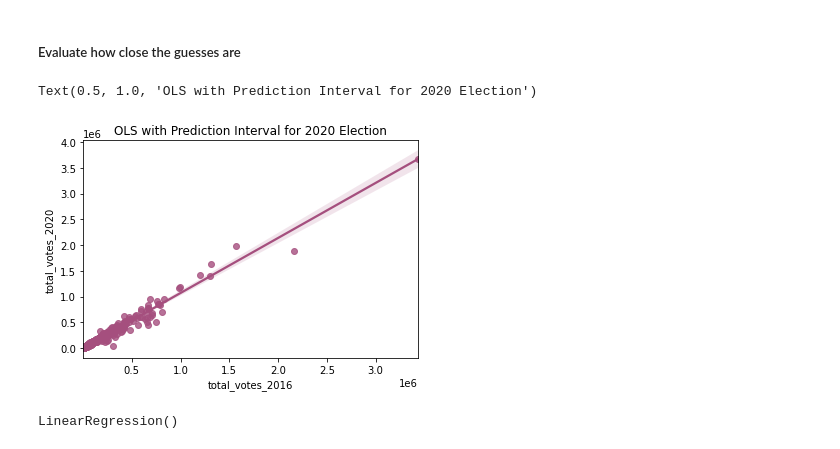
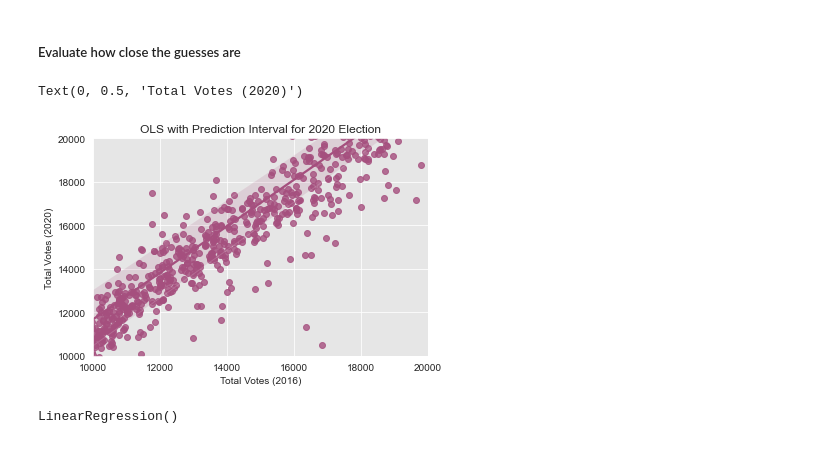
Before and after one commit to madelinekinnaird/washington-post-election-night-model, a Jupyter notebook: Modeling.ipynb, the cells around one changed output. Saved outputs shown, nothing was run; the diff lists cells and outputs as text; code cells hidden in the pictures.

Commit message:
update modeling and figures

```diff
--- a/Modeling.ipynb
+++ b/Modeling.ipynb
@@ -128,14 +165,19 @@ def plot_interval_trends(df):
 # %% [markdown]
 ##### Evaluate how close the guesses are
 # %%
+######### add lines to display evaluation
+sns.set_style("darkgrid", {"axes.facecolor": ".9"})
 
 sns.regplot(x='total_votes_2016', y='total_votes_2020', data=df, color = "#a54f7e").set_title('OLS with Prediction Interval for 2020 Election')
-#plt.xlim(10000, 20000)
-#plt.ylim(10000, 20000)
-#fig.suptitle('Figure 4: Age Groups vs. Voting in 2020', fontsize=12, y=1.01)
+plt.xlim(10000, 20000)
+plt.ylim(10000, 20000)
+fig.suptitle('Figure 4: Age Groups vs. Voting in 2020', fontsize=12, y=1.01)
+fig.suptitle
+plt.xlabel("Total Votes (2016)")
+plt.ylabel("Total Votes (2020)")
 # %% [output]
-Text(0.5, 1.0, 'OLS with Prediction Interval for 2020 Election')
+Text(0, 0.5, 'Total Votes (2020)')
-[figure, old version]
+[figure, new version]
 # %%
 reg = LinearRegression()
 reg.fit(Xtrain, ytrain)
```
Also changed, not shown: parts of 179 cells of this notebook.
